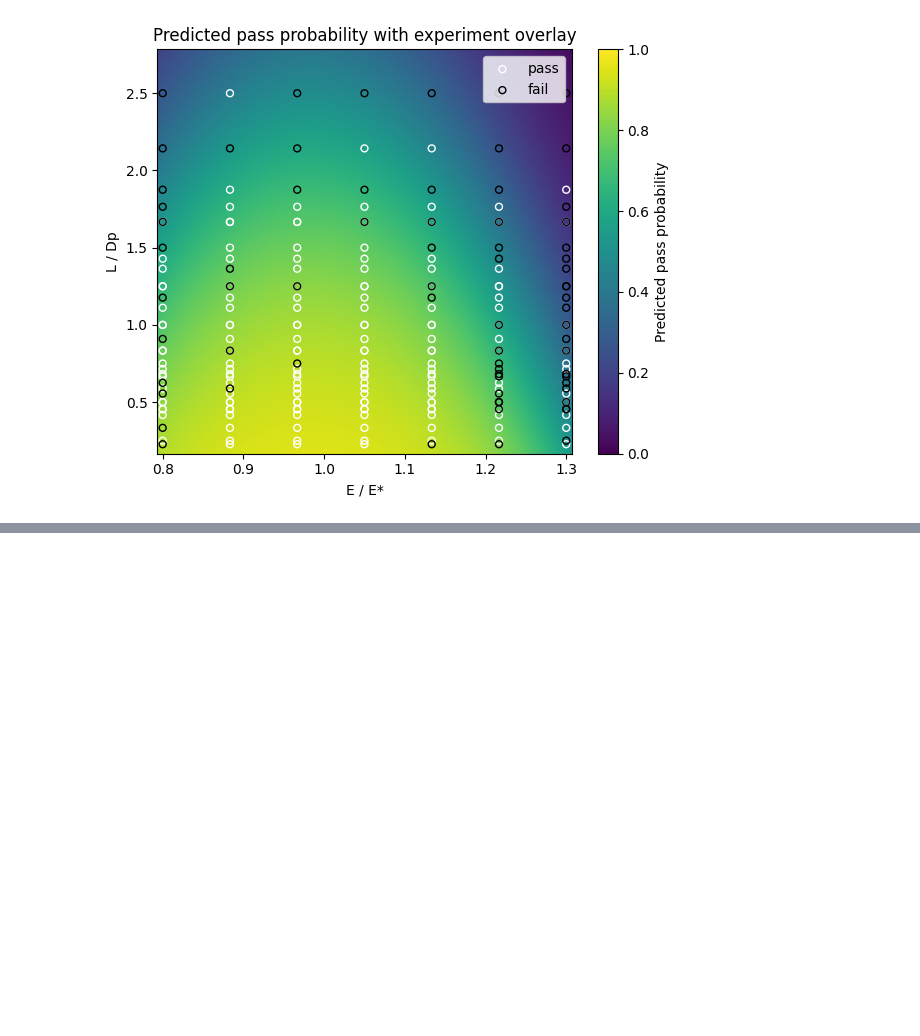
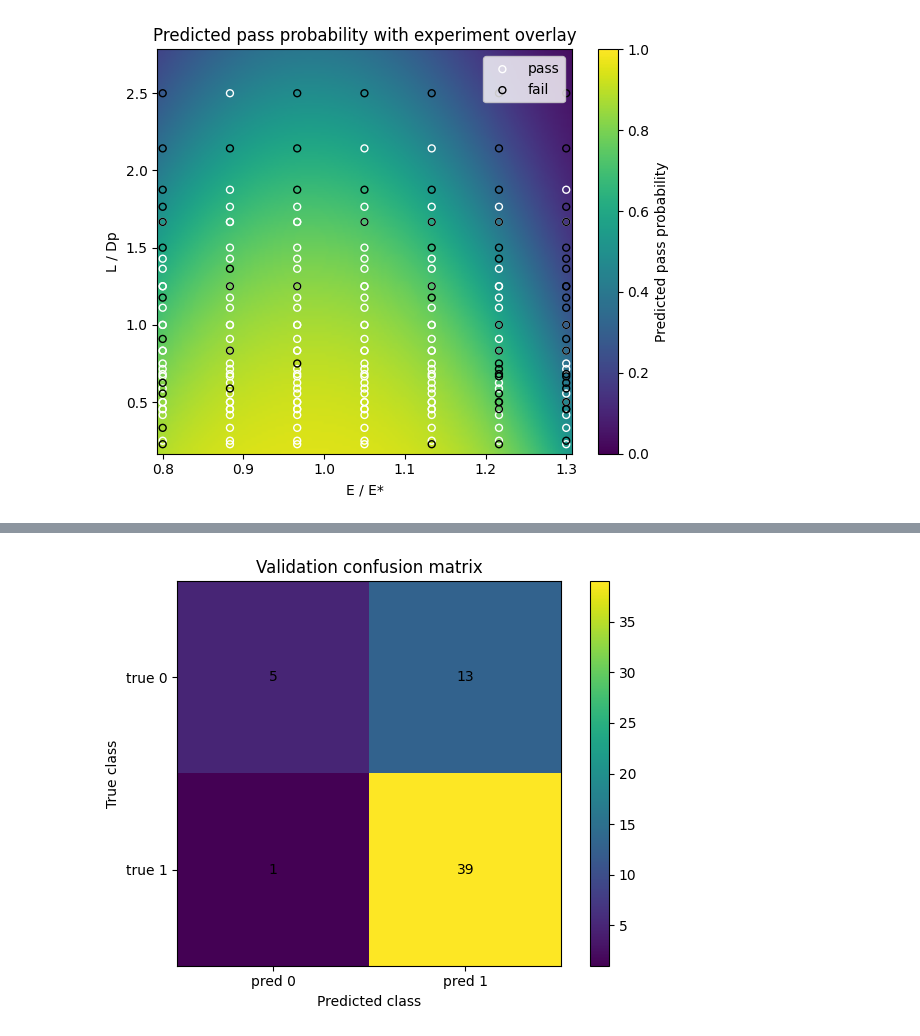
Before and after one commit to nyee88/tvam_resin_mini, a Jupyter notebook: notebooks/01_working_curve.ipynb, the cells around one changed output, grey strips where cells are left out. Drawn from its saved outputs; the diff is of its cells as text; code cells hidden in the pictures; blank space fills up the shorter version.

```diff
--- a/notebooks/01_working_curve.ipynb
+++ b/notebooks/01_working_curve.ipynb
@@ -659,3 +659,70 @@ plt.show()
 # Sanity check: make sure we're training on every experiment row in df_exp. It literally means: “I expect the number of rows the model sees (X) to be exactly the same as the number of simulated experiments (df_exp).”
 
 assert X.shape[0] == df_exp.shape[0]
+# %%
+# --- Hold-out validation: random train/validation split over experiments ---
+
+from sklearn.model_selection import train_test_split
+from sklearn.metrics import accuracy_score, roc_auc_score, confusion_matrix
+import numpy as np
+import matplotlib.pyplot as plt
+
+# Assumes df_ml, X, y already exist from the previous cell.
+
+X_train, X_val, y_train, y_val = train_test_split(
+    X,
+    y,
+    test_size=0.25,      # 25% of experiment rows for validation
+    random_state=0,
+    stratify=y,          # keep pass/fail balance similar in train/val
+)
+
+clf_holdout = LogisticRegression(
+    C=1000.0,      # same weak regularization as before
+    max_iter=2000,
+    solver="lbfgs",
+)
+clf_holdout.fit(X_train, y_train)
+
+print("Train/validation sizes:", X_train.shape[0], "train,", X_val.shape[0], "val")
+
+def report_split(name, X_split, y_split):
+    y_pred = clf_holdout.predict(X_split)
+    y_proba = clf_holdout.predict_proba(X_split)[:, 1]
+
+    acc = accuracy_score(y_split, y_pred)
+    try:
+        auc = roc_auc_score(y_split, y_proba)
+    except ValueError:
+        auc = float("nan")
+
+    print(f"\n{name} split")
+    print(f"  n = {len(y_split)}")
+    print(f"  accuracy        = {acc:.3f}")
+    print(f"  ROC AUC         = {auc:.3f}")
+    print(f"  true pass rate  = {y_split.mean():.3f}")
+    print(f"  pred pass rate  = {y_pred.mean():.3f}")
+
+report_split("Train", X_train, y_train)
+report_split("Validation", X_val, y_val)
+
+# --- Confusion matrix on the validation split ---
+cm = confusion_matrix(y_val, clf_holdout.predict(X_val))
+
+fig, ax = plt.subplots()
+im = ax.imshow(cm)
+
+for (i, j), v in np.ndenumerate(cm):
+    ax.text(j, i, str(v), ha="center", va="center")
+
+ax.set_xticks([0, 1])
+ax.set_yticks([0, 1])
+ax.set_xticklabels(["pred 0", "pred 1"])
+ax.set_yticklabels(["true 0", "true 1"])
+ax.set_xlabel("Predicted class")
+ax.set_ylabel("True class")
+ax.set_title("Validation confusion matrix")
+plt.colorbar(im, ax=ax)
+plt.tight_layout()
+plt.show()
+# %% [output]
@@ -661,0 +744 @@ assert X.shape[0] == df_exp.shape[0]
+[figure, added]
```
Also changed, not shown: parts of 1 cell of this notebook.
